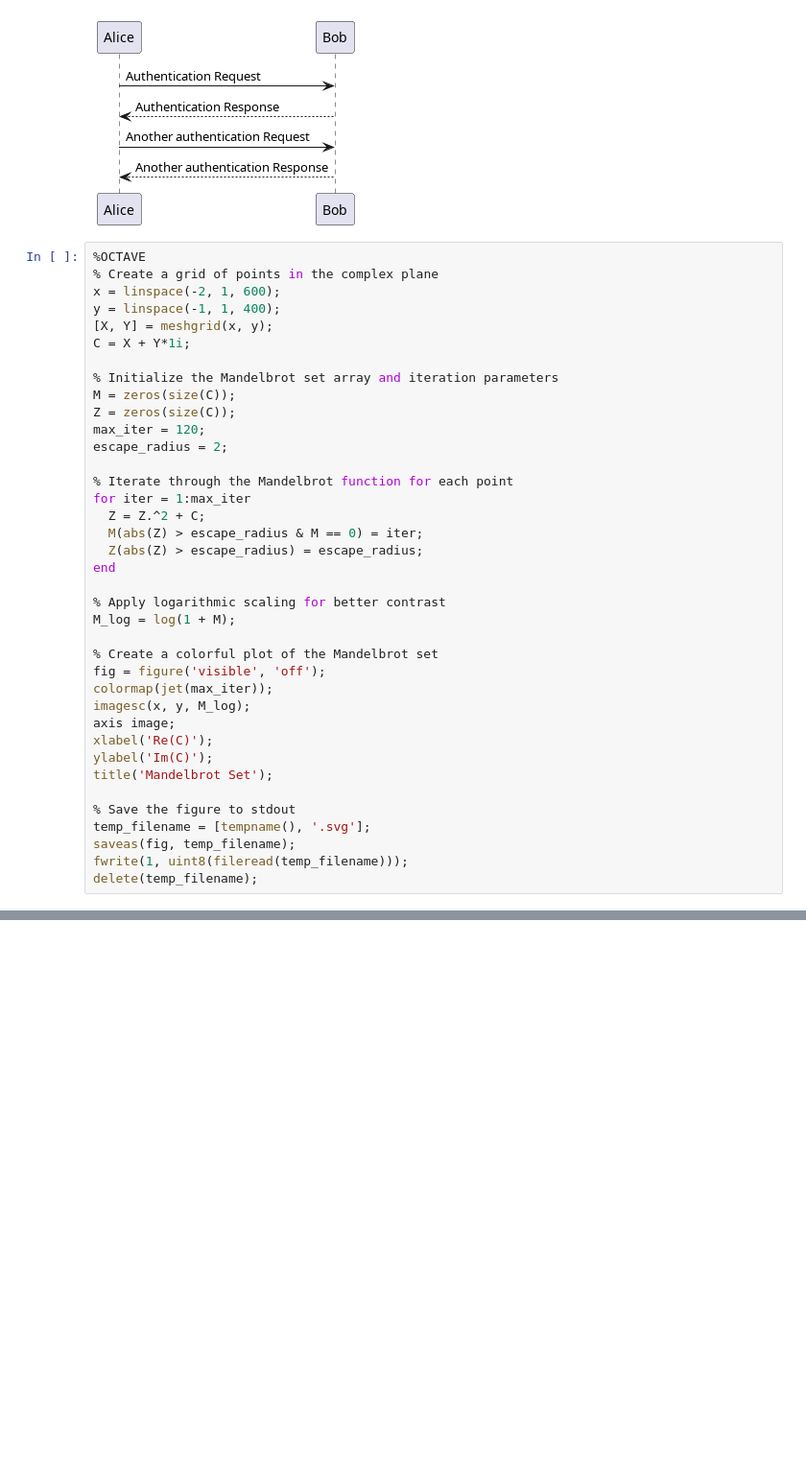
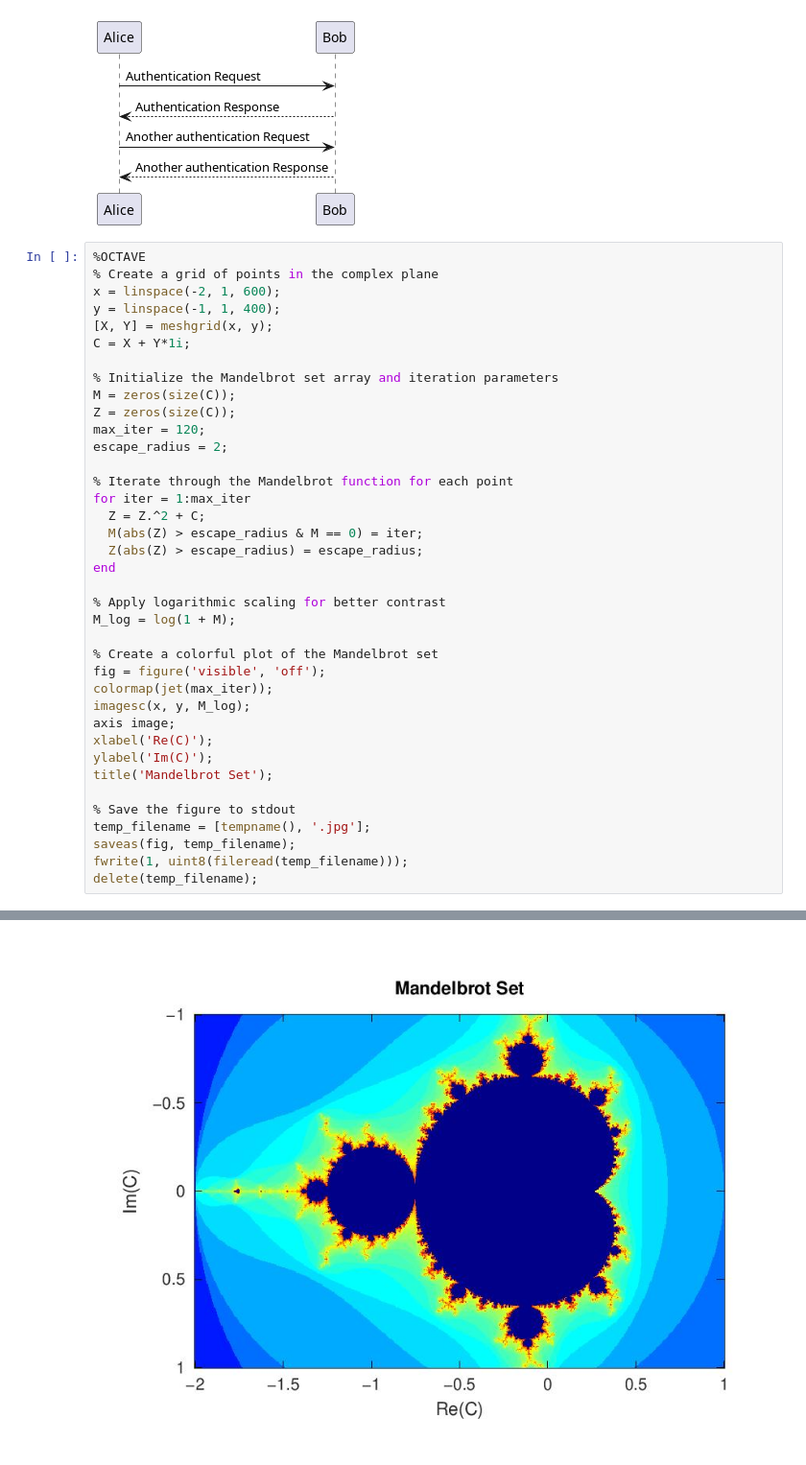
Before and after one commit to user1095108/jupyter-gpp-kernel, a Jupyter notebook: example.ipynb, the cells around one changed output, grey strips where cells are left out. Shown at 96% size. Drawn from its saved outputs; the diff is of its cells as text; blank space fills up the shorter version.

```diff
--- a/example.ipynb
+++ b/example.ipynb
@@ -51,7 +51,7 @@ ylabel('Im(C)');
 title('Mandelbrot Set');
 
 % Save the figure to stdout
-temp_filename = [tempname(), '.svg'];
+temp_filename = [tempname(), '.jpg'];
 saveas(fig, temp_filename);
 fwrite(1, uint8(fileread(temp_filename)));
 delete(temp_filename);
@@ -59,0 +59 @@ delete(temp_filename);
+[figure, added]
```
Also changed, not shown: parts of 1 cell of this notebook.
